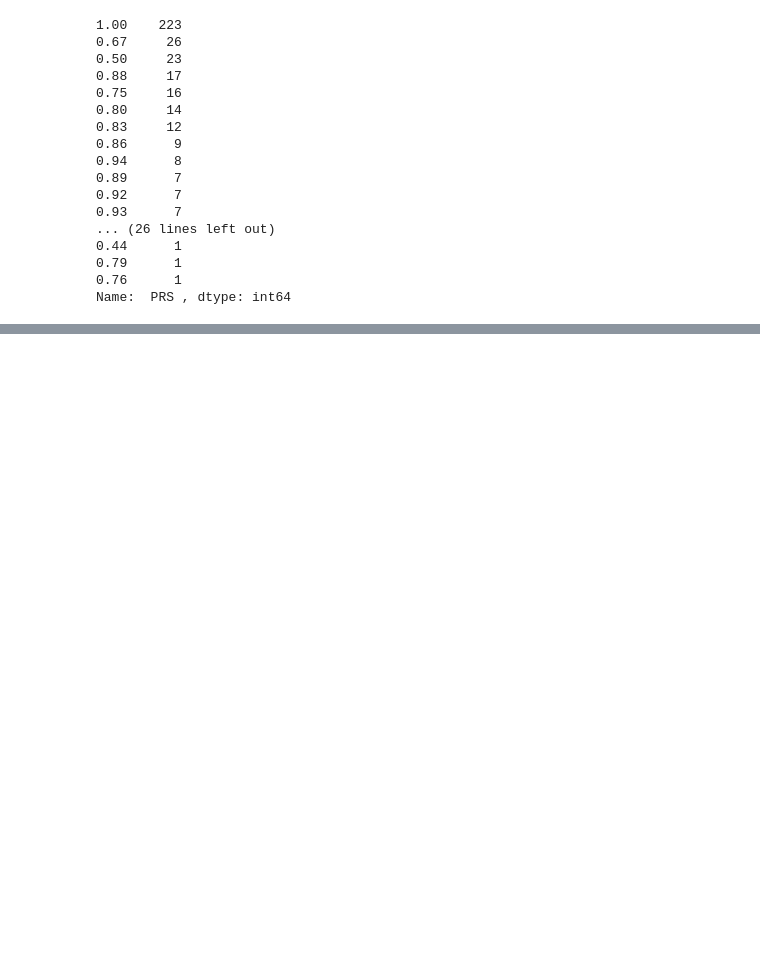
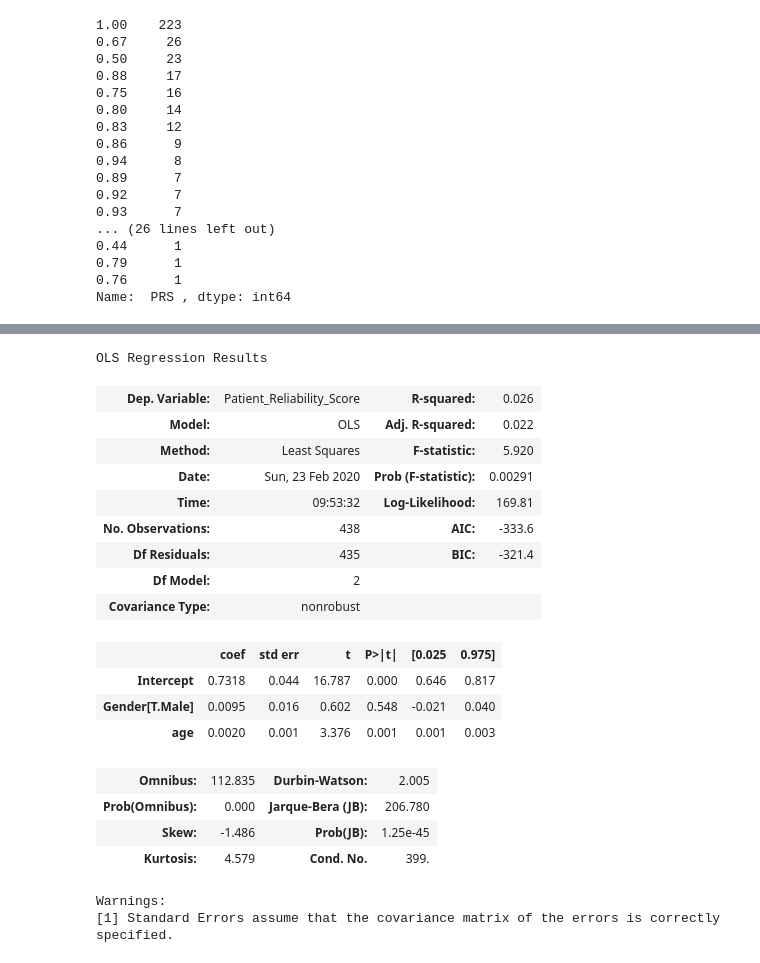
Before and after one commit to ThoaShook/Analyst_Test_Tasks, a Jupyter notebook: Tapestry_Patient_Analysis/Tapestry_Patients_Analysis.ipynb, the cells around one changed output, grey strips where cells are left out. Drawn from its saved outputs; the diff is of its cells as text; code cells hidden in the pictures; blank space fills up the shorter version.

```diff
--- a/Tapestry_Patient_Analysis/Tapestry_Patients_Analysis.ipynb
+++ b/Tapestry_Patient_Analysis/Tapestry_Patients_Analysis.ipynb
@@ -341,0 +362,25 @@ strong multicollinearity or other numerical problems.
+# %%
+model3 = ols(formula = 'Patient_Reliability_Score ~ age + Gender',
+          data = df).fit()
+model3.summary()
+# %% [output]
+OLS Regression Results
+| Dep. Variable: | Patient_Reliability_Score | R-squared: | 0.026 |
+| Model: | OLS | Adj. R-squared: | 0.022 |
+| Method: | Least Squares | F-statistic: | 5.920 |
+| Date: | Sun, 23 Feb 2020 | Prob (F-statistic): | 0.00291 |
+| Time: | 09:53:32 | Log-Likelihood: | 169.81 |
+| No. Observations: | 438 | AIC: | -333.6 |
+| Df Residuals: | 435 | BIC: | -321.4 |
+| Df Model: | 2 |  |  |
+| Covariance Type: | nonrobust |  |  |
+|  | coef | std err | t | P>|t| | [0.025 | 0.975] |
+| Intercept | 0.7318 | 0.044 | 16.787 | 0.000 | 0.646 | 0.817 |
+| Gender[T.Male] | 0.0095 | 0.016 | 0.602 | 0.548 | -0.021 | 0.040 |
+| age | 0.0020 | 0.001 | 3.376 | 0.001 | 0.001 | 0.003 |
+| Omnibus: | 112.835 | Durbin-Watson: | 2.005 |
+| Prob(Omnibus): | 0.000 | Jarque-Bera (JB): | 206.780 |
+| Skew: | -1.486 | Prob(JB): | 1.25e-45 |
+| Kurtosis: | 4.579 | Cond. No. | 399. |
+Warnings:
+[1] Standard Errors assume that the covariance matrix of the errors is correctly specified.
```
Also changed, not shown: parts of 10 cells of this notebook.
